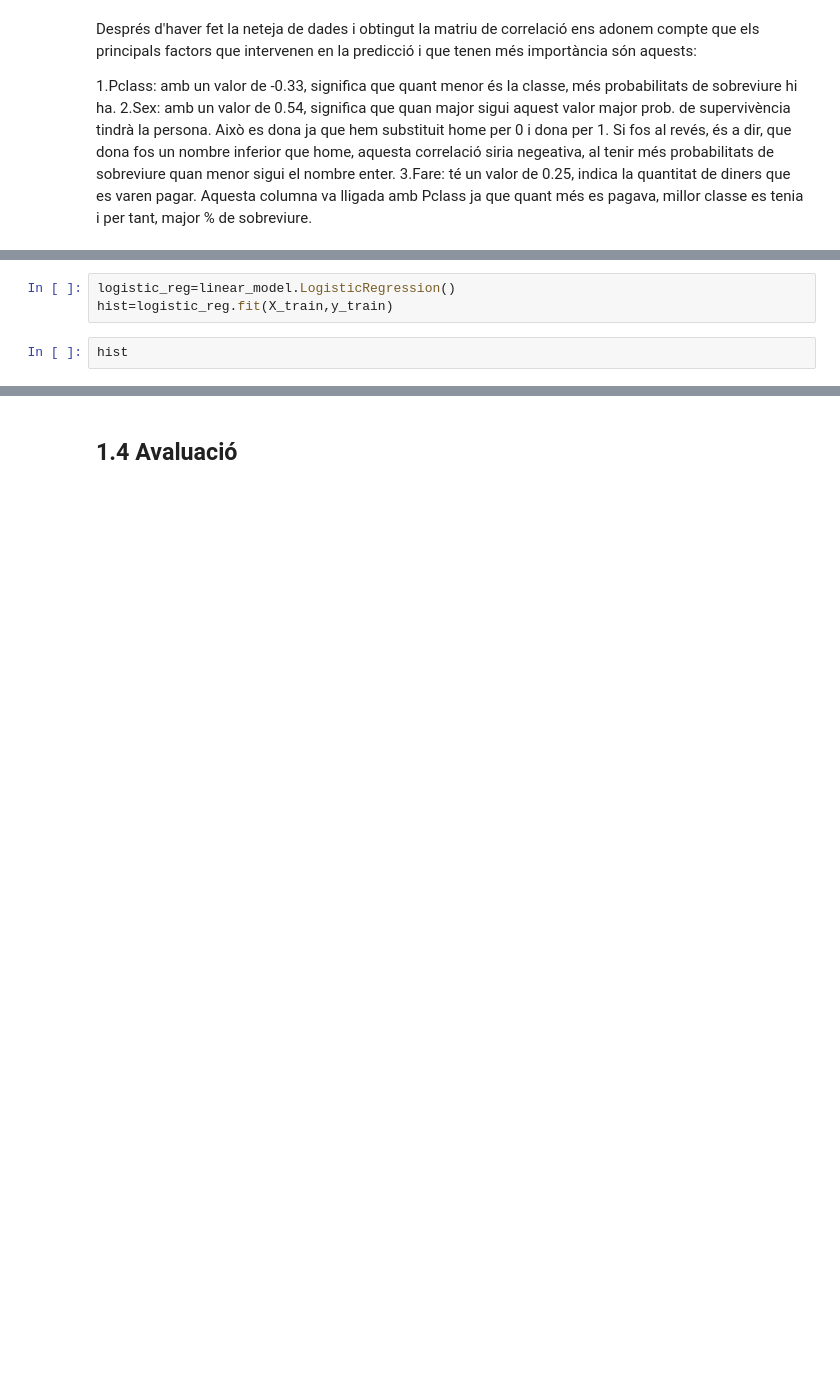
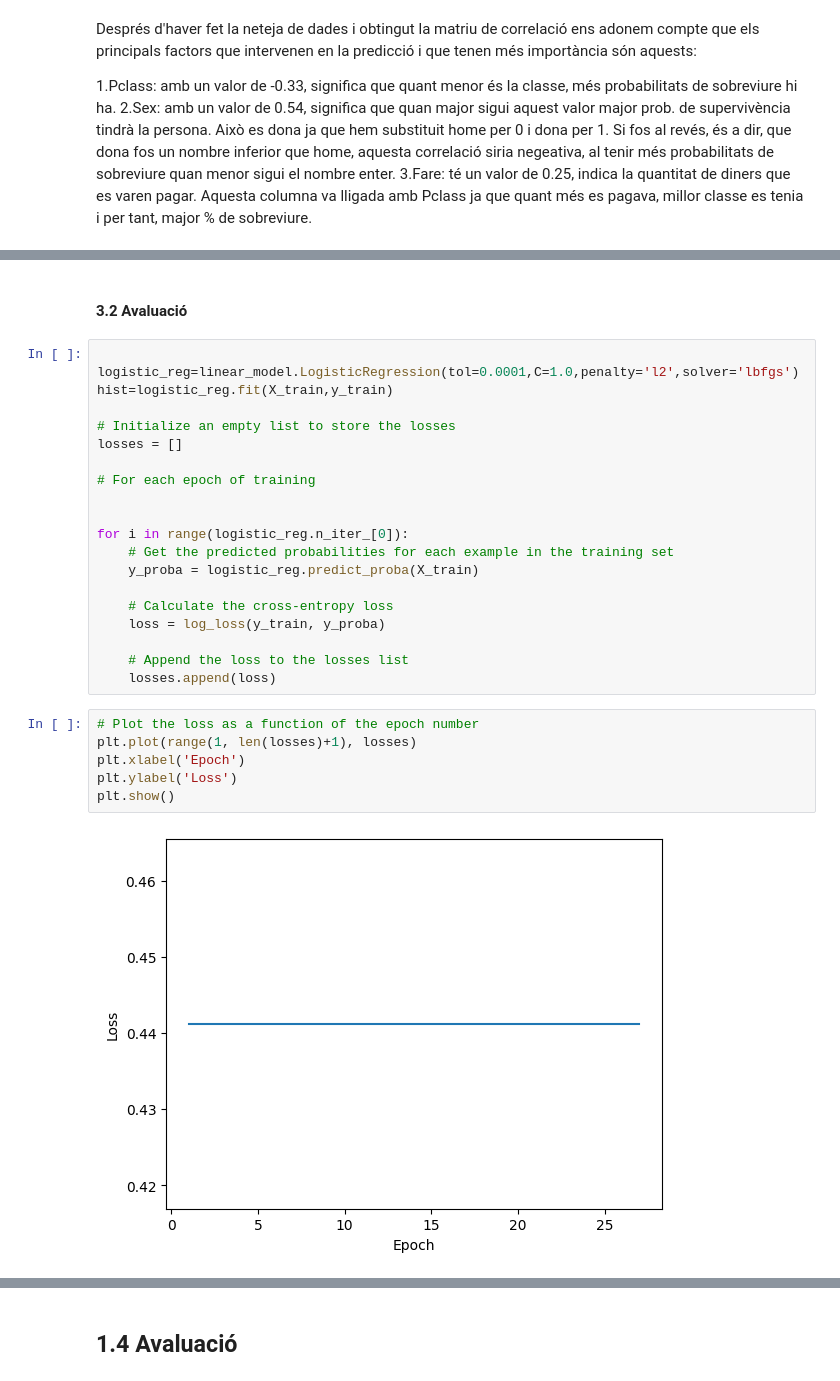
Before and after one commit to jaaumeadrover/2aPracticaIA, a Jupyter notebook: 2aPractica IA.ipynb, the cells around one changed output, grey strips where cells are left out. Saved outputs shown, nothing was run; the diff lists cells and outputs as text; blank space fills up the shorter version.

```diff
--- a/2aPractica IA.ipynb
+++ b/2aPractica IA.ipynb
@@ -228,5 +278,30 @@ X_test.pop('Survived')
+# %% [markdown]
+#### 3.2 Avaluació
 # %%
-logistic_reg=linear_model.LogisticRegression()
+
+logistic_reg=linear_model.LogisticRegression(tol=0.0001,C=1.0,penalty='l2',solver='lbfgs')
 hist=logistic_reg.fit(X_train,y_train)
+
+# Initialize an empty list to store the losses
+losses = []
+
+# For each epoch of training
+
+
+for i in range(logistic_reg.n_iter_[0]):
+    # Get the predicted probabilities for each example in the training set
+    y_proba = logistic_reg.predict_proba(X_train)
+
+    # Calculate the cross-entropy loss
+    loss = log_loss(y_train, y_proba)
+
+    # Append the loss to the losses list
+    losses.append(loss)
-# %%
-hist
+# %%
+# Plot the loss as a function of the epoch number
+plt.plot(range(1, len(losses)+1), losses)
+plt.xlabel('Epoch')
+plt.ylabel('Loss')
+plt.show()
+# %% [output]
+[figure, added]
```
Also changed, not shown: parts of 31 cells of this notebook, 1 other file.
